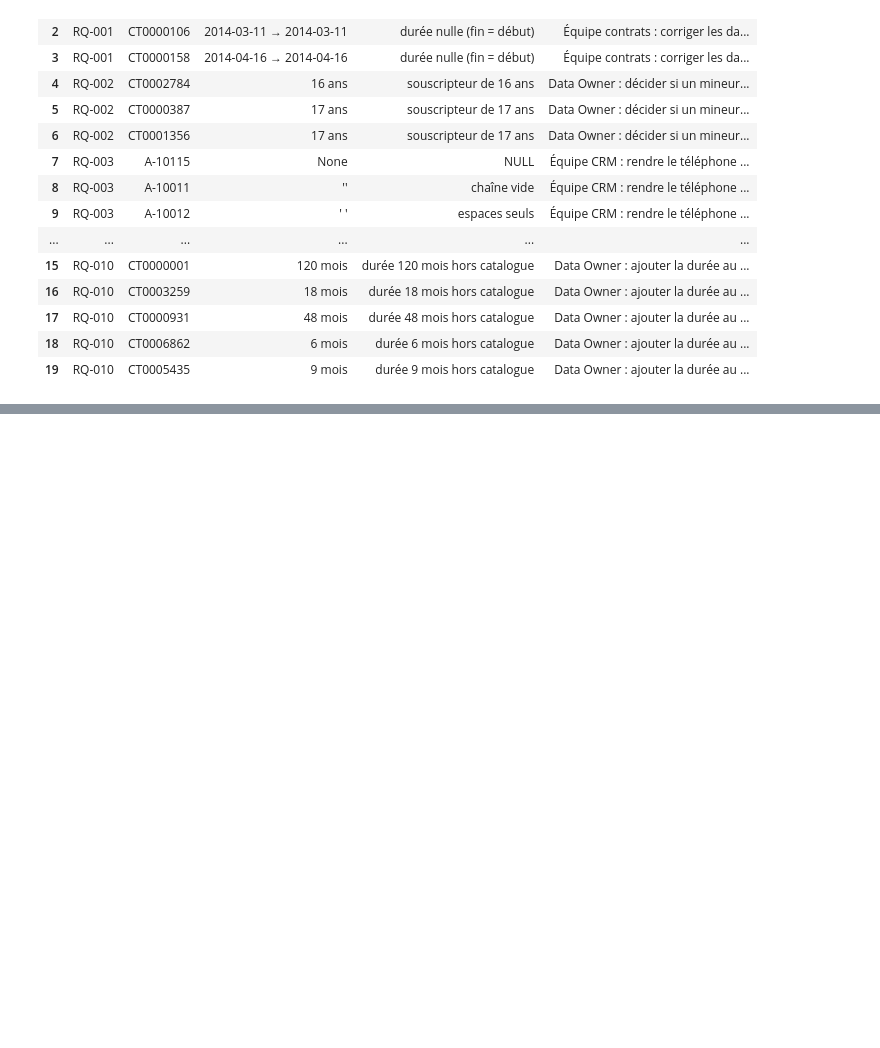
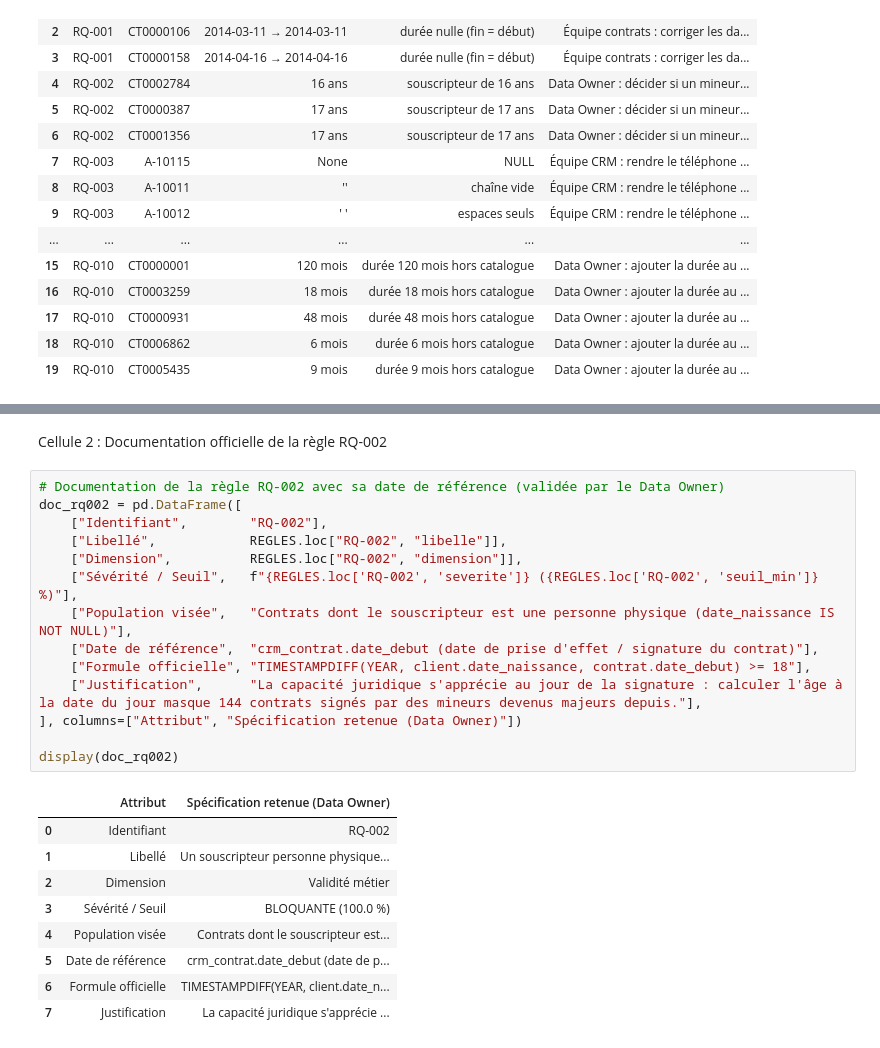
Before and after one commit to Samii05/td-qualite-g01, a Jupyter notebook: notebooks/S2_01.ipynb, the cells around one changed output, grey strips where cells are left out. Cells and saved outputs as stored; diff of their text form; blank space fills up the shorter version.

```diff
--- a/notebooks/S2_01.ipynb
+++ b/notebooks/S2_01.ipynb
@@ -376,0 +435,26 @@ Name: lignes, dtype: int64
+# %% [markdown]
+Cellule 2 : Documentation officielle de la règle RQ-002
+# %%
+# Documentation de la règle RQ-002 avec sa date de référence (validée par le Data Owner)
+doc_rq002 = pd.DataFrame([
+    ["Identifiant",        "RQ-002"],
+    ["Libellé",            REGLES.loc["RQ-002", "libelle"]],
+    ["Dimension",          REGLES.loc["RQ-002", "dimension"]],
+    ["Sévérité / Seuil",   f"{REGLES.loc['RQ-002', 'severite']} ({REGLES.loc['RQ-002', 'seuil_min']} %)"],
+    ["Population visée",   "Contrats dont le souscripteur est une personne physique (date_naissance IS NOT NULL)"],
+    ["Date de référence",  "crm_contrat.date_debut (date de prise d'effet / signature du contrat)"],
+    ["Formule officielle", "TIMESTAMPDIFF(YEAR, client.date_naissance, contrat.date_debut) >= 18"],
+    ["Justification",      "La capacité juridique s'apprécie au jour de la signature : calculer l'âge à la date du jour masque 144 contrats signés par des mineurs devenus majeurs depuis."],
+], columns=["Attribut", "Spécification retenue (Data Owner)"])
+
+display(doc_rq002)
+# %% [output]
+|  | Attribut | Spécification retenue (Data Owner) |
+| 0 | Identifiant | RQ-002 |
+| 1 | Libellé | Un souscripteur personne physique... |
+| 2 | Dimension | Validité métier |
+| 3 | Sévérité / Seuil | BLOQUANTE (100.0 %) |
+| 4 | Population visée | Contrats dont le souscripteur est... |
+| 5 | Date de référence | crm_contrat.date_debut (date de p... |
+| 6 | Formule officielle | TIMESTAMPDIFF(YEAR, client.date_n... |
+| 7 | Justification | La capacité juridique s'apprécie ... |
```
Also changed, not shown: parts of 3 cells of this notebook, 1 other file.
